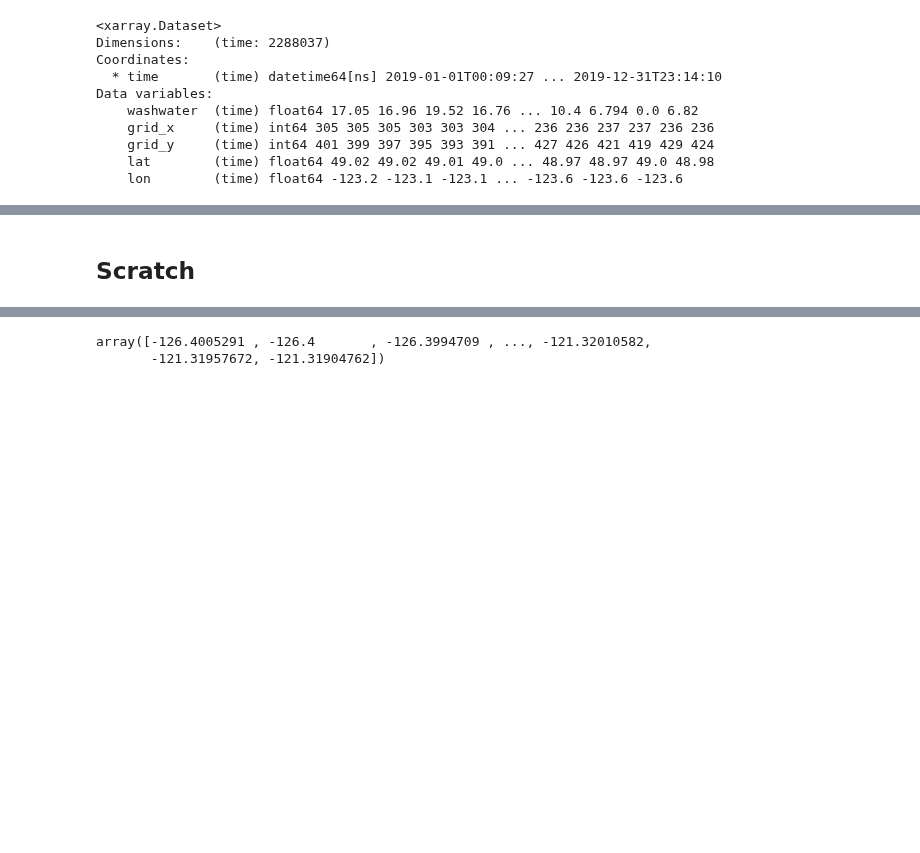
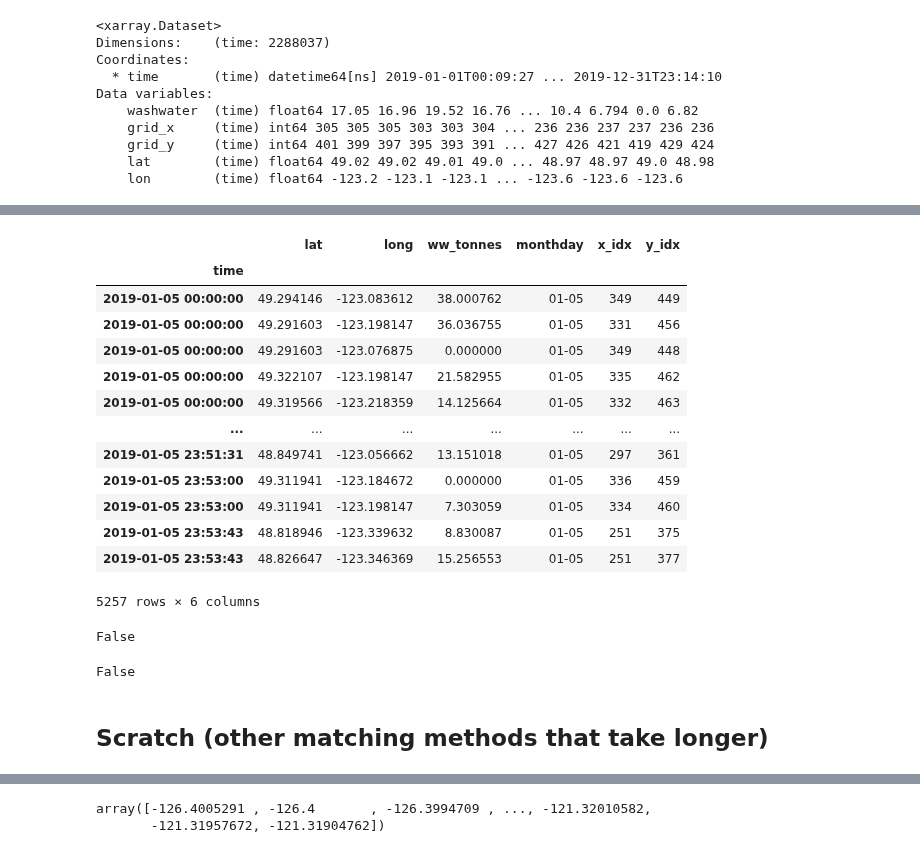
Before and after one commit to SalishSeaCast/analysis-cassidy, a Jupyter notebook: notebooks/dfo-cd/scrubber_data_wrangle.ipynb, the cells around one changed output, grey strips where cells are left out. Drawn from its saved outputs; the diff is of its cells as text; code cells hidden in the pictures; blank space fills up the shorter version.

Commit message:
add save outfile nc, check matching correct

```diff
--- a/notebooks/dfo-cd/scrubber_data_wrangle.ipynb
+++ b/notebooks/dfo-cd/scrubber_data_wrangle.ipynb
@@ -200,5 +219,31 @@ Data variables:
+# %%
+test_1d = data_sorted[data_sorted['monthday'] == '01-05']
+test_1d.head(10)
+# %% [output]
+|  | lat | long | ww_tonnes | monthday | x_idx | y_idx |
+| time |  |  |  |  |  |  |
+| 2019-01-05 00:00:00 | 49.294146 | -123.083612 | 38.000762 | 01-05 | 349 | 449 |
+| 2019-01-05 00:00:00 | 49.291603 | -123.198147 | 36.036755 | 01-05 | 331 | 456 |
+| 2019-01-05 00:00:00 | 49.291603 | -123.076875 | 0.000000 | 01-05 | 349 | 448 |
+| 2019-01-05 00:00:00 | 49.322107 | -123.198147 | 21.582955 | 01-05 | 335 | 462 |
+| 2019-01-05 00:00:00 | 49.319566 | -123.218359 | 14.125664 | 01-05 | 332 | 463 |
+| ... | ... | ... | ... | ... | ... | ... |
+| 2019-01-05 23:51:31 | 48.849741 | -123.056662 | 13.151018 | 01-05 | 297 | 361 |
+| 2019-01-05 23:53:00 | 49.311941 | -123.184672 | 0.000000 | 01-05 | 336 | 459 |
+| 2019-01-05 23:53:00 | 49.311941 | -123.198147 | 7.303059 | 01-05 | 334 | 460 |
+| 2019-01-05 23:53:43 | 48.818946 | -123.339632 | 8.830087 | 01-05 | 251 | 375 |
+| 2019-01-05 23:53:43 | 48.826647 | -123.346369 | 15.256553 | 01-05 | 251 | 377 |
+5257 rows × 6 columns
+# %%
+np.any((test_nc['grid_x'] - test_1d['x_idx']).values != 0)
+# %% [output]
+False
+# %%
+np.any((test_nc['grid_y'] - test_1d['y_idx']).values != 0)
+# %% [output]
+False
 # %% [markdown]
-## Scratch
+## Scratch (other matching methods that take longer)
 # %%
 g = data_sorted.groupby(pd.DatetimeIndex(data_sorted.index.normalize()))
 # %%
```
Also changed, not shown: parts of 4 cells of this notebook.
